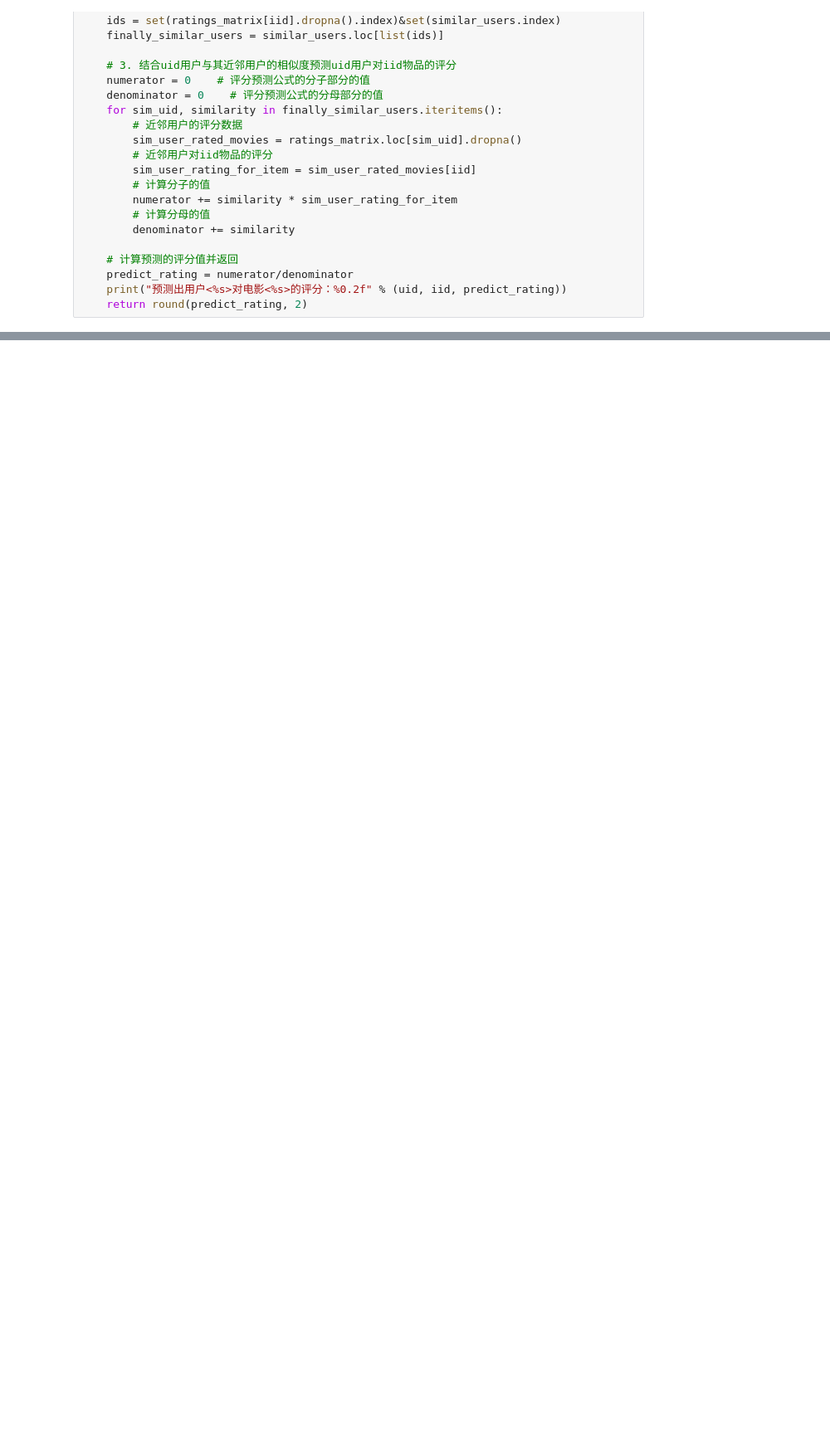
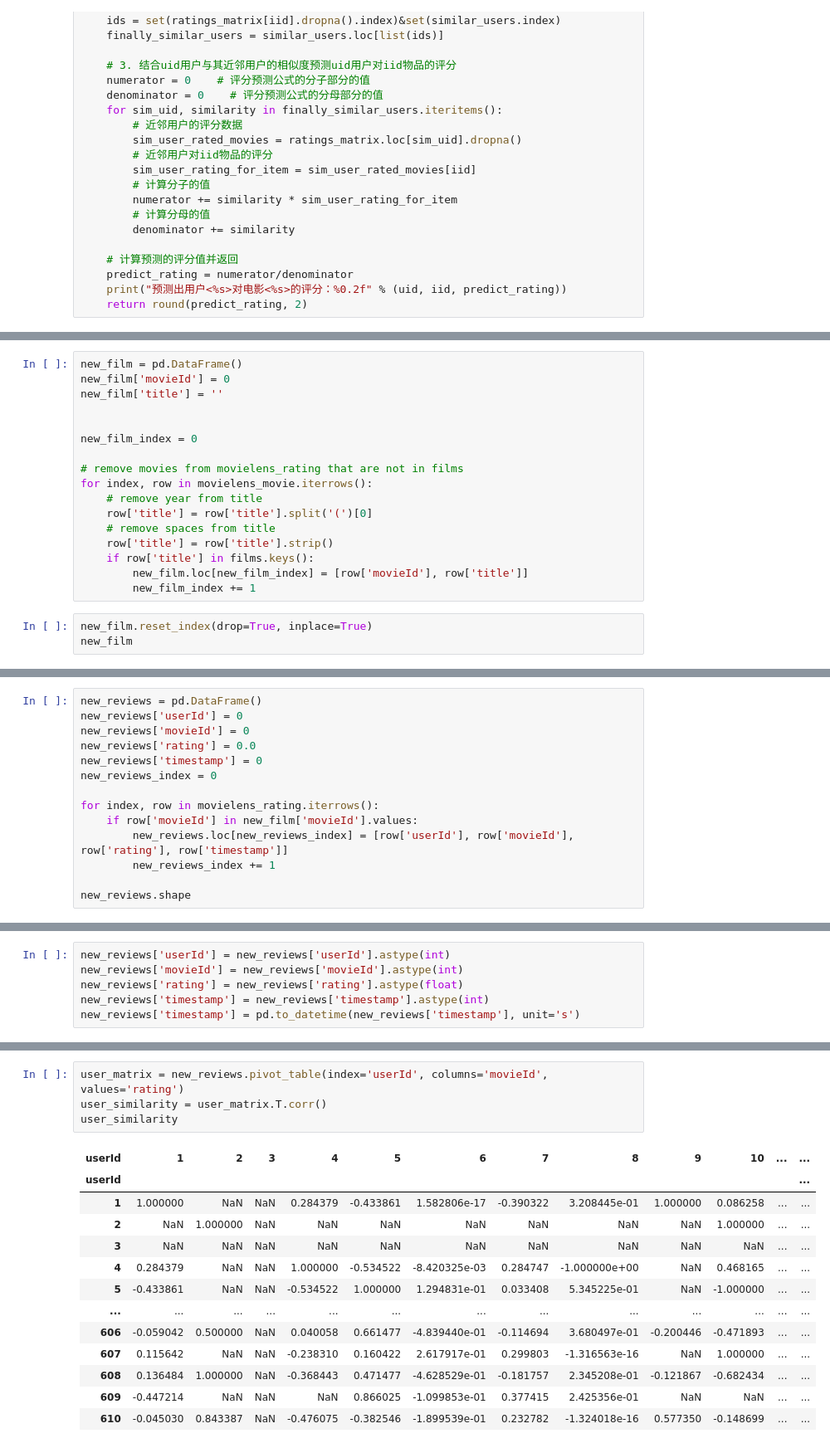
Before and after one commit to Cloud9High5/Movie-Finder-System, a Jupyter notebook: back-end/recommend.ipynb, the cells around one changed output, grey strips where cells are left out. Shown at 83% size. Saved outputs shown, nothing was run; the diff lists cells and outputs as text; blank space fills up the shorter version.

```diff
--- a/back-end/recommend.ipynb
+++ b/back-end/recommend.ipynb
@@ -787,0 +804,20 @@ Exception: 用户<b1392eecf57e302db360584c016212b9>没有相似的用户
+# %%
+new_film = pd.DataFrame()
+new_film['movieId'] = 0
+new_film['title'] = ''
+
+
+new_film_index = 0
+
+# remove movies from movielens_rating that are not in films
+for index, row in movielens_movie.iterrows():
+    # remove year from title
+    row['title'] = row['title'].split('(')[0]
+    # remove spaces from title
+    row['title'] = row['title'].strip()
+    if row['title'] in films.keys():
+        new_film.loc[new_film_index] = [row['movieId'], row['title']]
+        new_film_index += 1
+# %%
+new_film.reset_index(drop=True, inplace=True)
+new_film
@@ -787,0 +838,14 @@ Exception: 用户<b1392eecf57e302db360584c016212b9>没有相似的用户
+# %%
+new_reviews = pd.DataFrame()
+new_reviews['userId'] = 0
+new_reviews['movieId'] = 0
+new_reviews['rating'] = 0.0
+new_reviews['timestamp'] = 0
+new_reviews_index = 0
+
+for index, row in movielens_rating.iterrows():
+    if row['movieId'] in new_film['movieId'].values:
+        new_reviews.loc[new_reviews_index] = [row['userId'], row['movieId'], row['rating'], row['timestamp']]
+        new_reviews_index += 1
+
+new_reviews.shape
@@ -787,0 +854,6 @@ Exception: 用户<b1392eecf57e302db360584c016212b9>没有相似的用户
+# %%
+new_reviews['userId'] = new_reviews['userId'].astype(int)
+new_reviews['movieId'] = new_reviews['movieId'].astype(int)
+new_reviews['rating'] = new_reviews['rating'].astype(float)
+new_reviews['timestamp'] = new_reviews['timestamp'].astype(int)
+new_reviews['timestamp'] = pd.to_datetime(new_reviews['timestamp'], unit='s')
@@ -787,0 +867,18 @@ Exception: 用户<b1392eecf57e302db360584c016212b9>没有相似的用户
+# %%
+user_matrix = new_reviews.pivot_table(index='userId', columns='movieId', values='rating')
+user_similarity = user_matrix.T.corr()
+user_similarity
+# %% [output]
+| userId | 1 | 2 | 3 | 4 | 5 | 6 | 7 | 8 | 9 | 10 | ... | ... |
+| userId |  |  |  |  |  |  |  |  |  |  |  | ... |
+| 1 | 1.000000 | NaN | NaN | 0.284379 | -0.433861 | 1.582806e-17 | -0.390322 | 3.208445e-01 | 1.000000 | 0.086258 | ... | ... |
+| 2 | NaN | 1.000000 | NaN | NaN | NaN | NaN | NaN | NaN | NaN | 1.000000 | ... | ... |
+| 3 | NaN | NaN | NaN | NaN | NaN | NaN | NaN | NaN | NaN | NaN | ... | ... |
+| 4 | 0.284379 | NaN | NaN | 1.000000 | -0.534522 | -8.420325e-03 | 0.284747 | -1.000000e+00 | NaN | 0.468165 | ... | ... |
+| 5 | -0.433861 | NaN | NaN | -0.534522 | 1.000000 | 1.294831e-01 | 0.033408 | 5.345225e-01 | NaN | -1.000000 | ... | ... |
+| ... | ... | ... | ... | ... | ... | ... | ... | ... | ... | ... | ... | ... |
+| 606 | -0.059042 | 0.500000 | NaN | 0.040058 | 0.661477 | -4.839440e-01 | -0.114694 | 3.680497e-01 | -0.200446 | -0.471893 | ... | ... |
+| 607 | 0.115642 | NaN | NaN | -0.238310 | 0.160422 | 2.617917e-01 | 0.299803 | -1.316563e-16 | NaN | 1.000000 | ... | ... |
+| 608 | 0.136484 | 1.000000 | NaN | -0.368443 | 0.471477 | -4.628529e-01 | -0.181757 | 2.345208e-01 | -0.121867 | -0.682434 | ... | ... |
+| 609 | -0.447214 | NaN | NaN | NaN | 0.866025 | -1.099853e-01 | 0.377415 | 2.425356e-01 | NaN | NaN | ... | ... |
+| 610 | -0.045030 | 0.843387 | NaN | -0.476075 | -0.382546 | -1.899539e-01 | 0.232782 | -1.324018e-16 | 0.577350 | -0.148699 | ... | ... |
```
Also changed, not shown: parts of 9 cells of this notebook, 2 other files.
